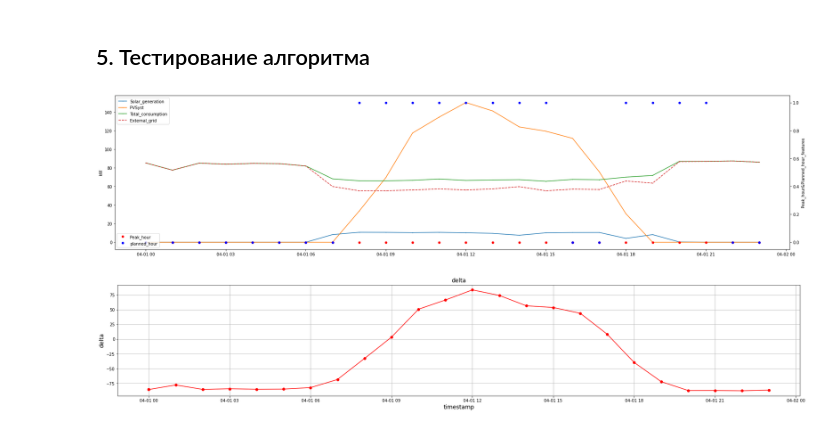
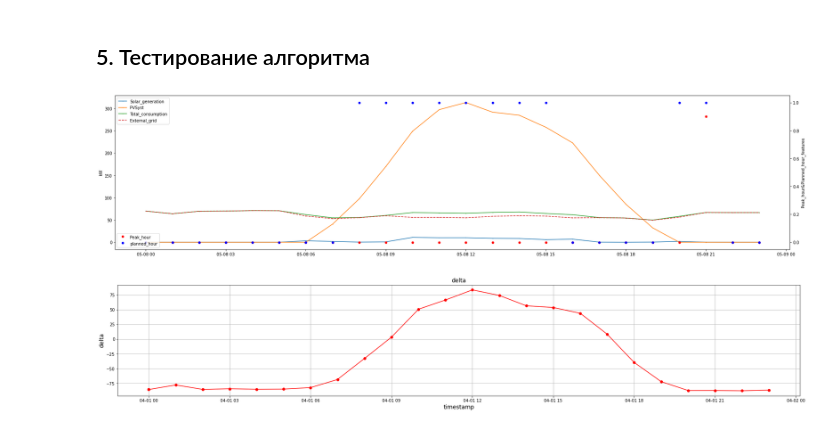
Before and after one commit to Randyrofed/Local_Control_system, a Jupyter notebook: Local_Control_System.ipynb, the cells around one changed output. Saved outputs shown, nothing was run; the diff lists cells and outputs as text; code cells hidden in the pictures.

```diff
--- a/Local_Control_System.ipynb
+++ b/Local_Control_System.ipynb
@@ -251,28 +248,28 @@ sns.lineplot(data = drange, x=drange.index, y='planned_hour', alpha=0.3, ax=ax2)
 ## 5. Тестирование алгоритма
 # %%
 #выбираем тестируемый период
-drange = dt.loc["2020-04-01 00:00:00": "2020-04-01 23:00:00"]
+drange = dt.loc["2020-05-12 00:00:00": "2020-05-08 23:00:00"]
 #строим график
 fig, ax = plt.subplots(figsize=(30, 7))
 ax2 = ax.twinx()
 ax.plot(drange['Solar_generation'],
 marker='.', linestyle='-', linewidth=1.5, markersize=1, label='Solar_generation')
 ax.plot(drange['PVSyst'],
 marker='.', markersize=1, linewidth=1.5, linestyle='-', label='PVSyst')
 ax.plot(drange['Total_consumption'],
 marker='.', markersize=1, linewidth=1.5, linestyle='-', label='Total_consumption')
 ax.plot(drange['External_grid'],
 marker='.', markersize=1, linewidth=1.5, linestyle='--', label='External_grid')
 ax.set_ylabel('kW')
 ax2.plot(drange['Peak_hour']*0.9,#признак пикового часа домножен на 0,9, чтобы не сливаться с ПЧПН
 color='red', label='Peak_hour',linewidth=0, marker = 'o', markersize=5)
 ax2.plot(drange['planned_hour'],
 color='blue', label='planned_hour', linewidth=0, marker = 'o', markersize=5)
 ax2.set_ylabel('Peak_hour&Planned_hour_features')
 leg = ax.legend(loc = 2)
 leg1 = ax2.legend(loc = 3)
 # %% [output]
-[figure, old version]
+[figure, new version]
 # %%
 drange['delta']=drange['PVSyst'] - drange['Total_consumption']
 plt.figure(figsize=(30, 5))
```
Also changed, not shown: parts of 2 cells of this notebook.
